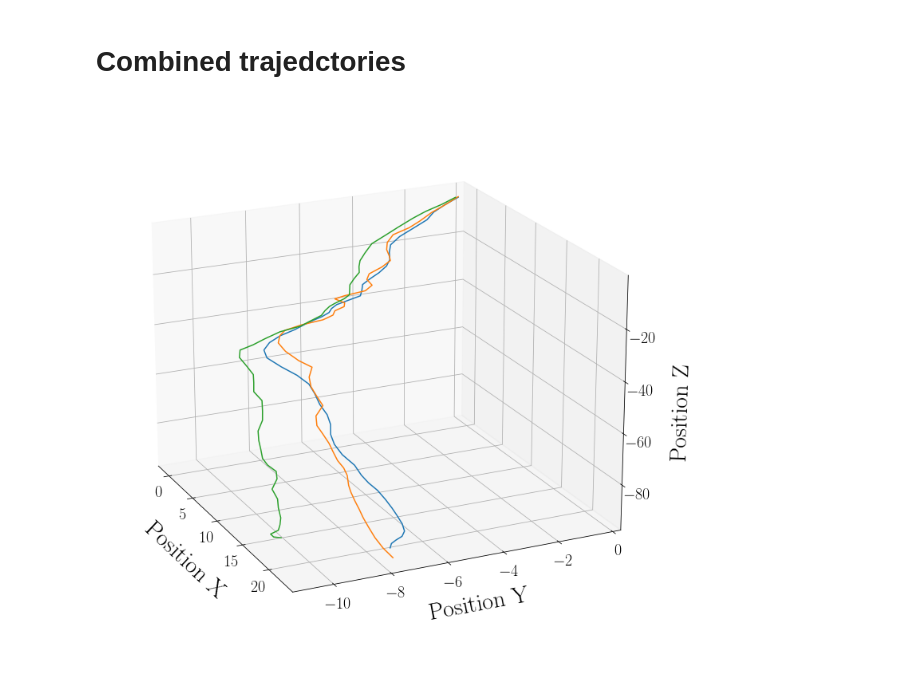
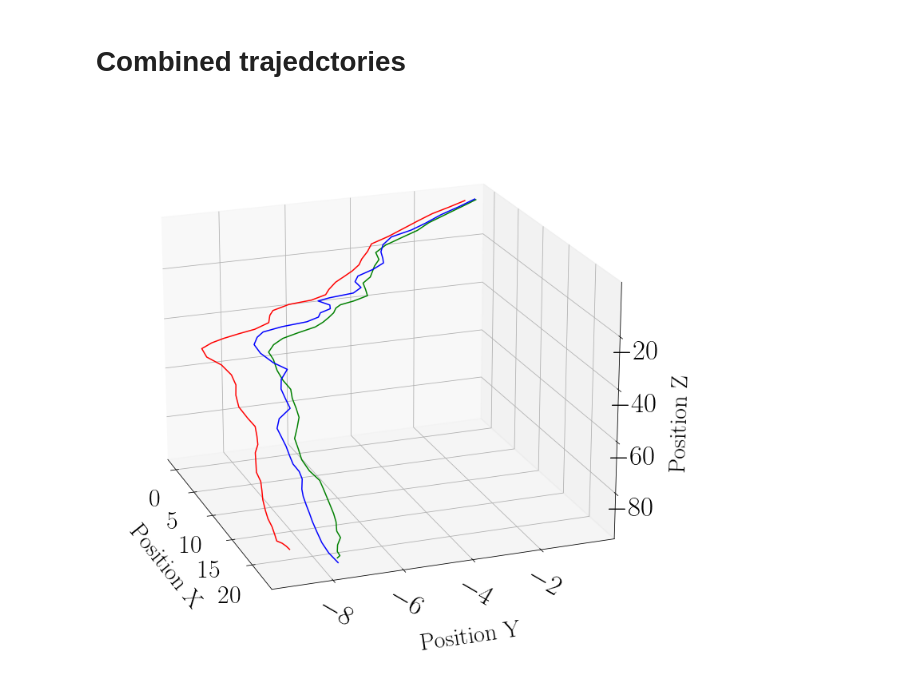
Before and after one commit to BCJuan/BronchoTrack, a Jupyter notebook: experiments/images_paper/paper_plots.ipynb, the cells around one changed output. Drawn from its saved outputs; the diff is of its cells as text; code cells hidden in the pictures.

Commit message:
chore: metrics, test, and paper plots

```diff
--- a/experiments/images_paper/paper_plots.ipynb
+++ b/experiments/images_paper/paper_plots.ipynb
@@ -502,31 +502,33 @@ array([1410,    0,    0,    0,    0,    0], dtype=int32)
 # Combined trajedctories
 # %%
 file = "LENS_P30_14_04_2016_INSP_CPAP_br_1.csv"
-data_off = pd.read_csv("../data/cleaned/comparison/preds_15traj_comparison_offsetnet/" + file)
-data = pd.read_csv("../data/cleaned/comparison/preds_15traj_comparison_bronchotrack/" + file)
+
+data = pd.read_csv("../data/cleaned/final_test/preds_broncho_intra_model_convtemporal_loss_mse_ce_FINAL/" + file)
+data_off = pd.read_csv("../data/cleaned/final_test/preds_offsetnet_loss_mse_ce_FINAL/" + file)
 acum = data.cumsum()
 acum_off = data_off.cumsum()
 fig = plt.figure(figsize=(10, 10))
 ax = fig.add_subplot(projection='3d')
 
-ax.plot3D(acum.loc[:, "shift_x"], acum.loc[:, "shift_y"], acum.loc[:, "shift_z"])
-ax.plot3D(acum.loc[:, "gt_shift_x"], acum.loc[:, "gt_shift_y"], acum.loc[:, "gt_shift_z"])
-ax.plot3D(acum_off.loc[:, "shift_x"], acum_off.loc[:, "shift_y"], acum_off.loc[:, "shift_z"])
+ax.plot3D(acum.loc[:, "shift_x"], acum.loc[:, "shift_y"], acum.loc[:, "shift_z"], c="green")
+ax.plot3D(acum.loc[:, "gt_shift_x"], acum.loc[:, "gt_shift_y"], acum.loc[:, "gt_shift_z"], c="blue")
+ax.plot3D(acum_off.loc[:, "shift_x"], acum_off.loc[:, "shift_y"], acum_off.loc[:, "shift_z"], c="red")
 
-ax.view_init(20, -25)
-ax.set_ylabel("Position Y", fontsize=30, labelpad=20)
-ax.set_xlabel("Position X", fontsize=30, labelpad=20)
-ax.set_zlabel("Position Z", fontsize=30, labelpad=20)
-plt.yticks(fontsize=20)
-plt.xticks(fontsize=20)
-ax.zaxis.set_tick_params(labelsize=20)
+ax.view_init(20, -20)
+ax.set_ylabel("Position Y", fontsize=30, labelpad=45)
+ax.set_xlabel("Position X", fontsize=30, labelpad=35)
+ax.set_zlabel("Position Z", fontsize=30, labelpad=25)
+ax.tick_params( axis="x", pad=15)
+plt.yticks(fontsize=35,rotation=330)
+plt.xticks(fontsize=32)
+ax.zaxis.set_tick_params(labelsize=35)
 for spine in ax.spines.values():
     spine.set_visible(False)
 
 plt.tight_layout()
-fig.savefig("sample_traj_compared_3.pdf", format='pdf', bbox_inches='tight')
+fig.savefig("sample_traj_compared_new_final_3.pdf", format='pdf', bbox_inches='tight')
 # %% [output]
-[figure, old version]
+[figure, new version]
 # %%
 file1 = "LENS_P20_14_01_2016_INSP_CPAP_bl_0.csv"
 file2 = "LENS_P21_04_02_2016_INSP_CPAP_ur_0.csv"
```
Also changed, not shown: parts of 1 cell of this notebook, 2 other files.
